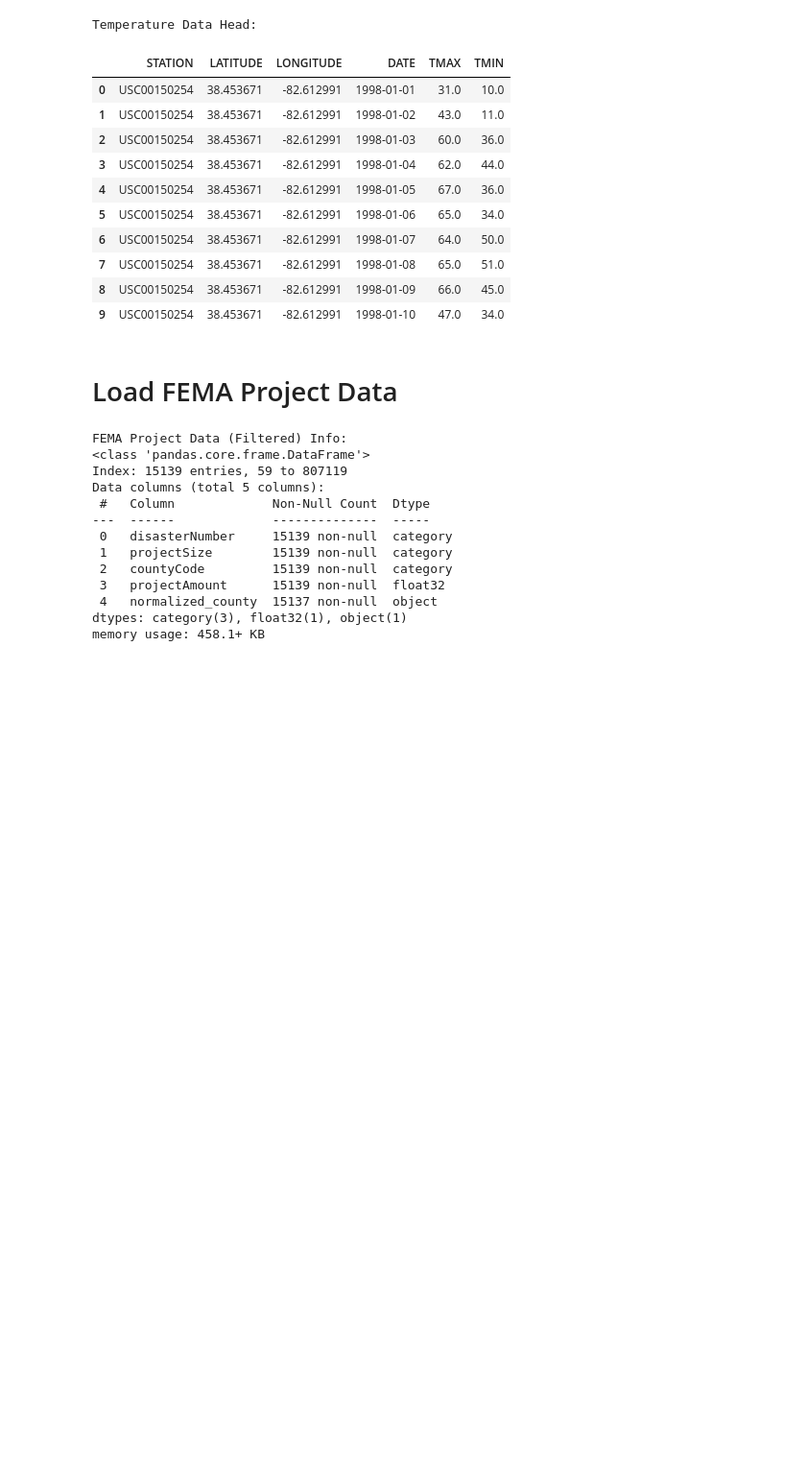
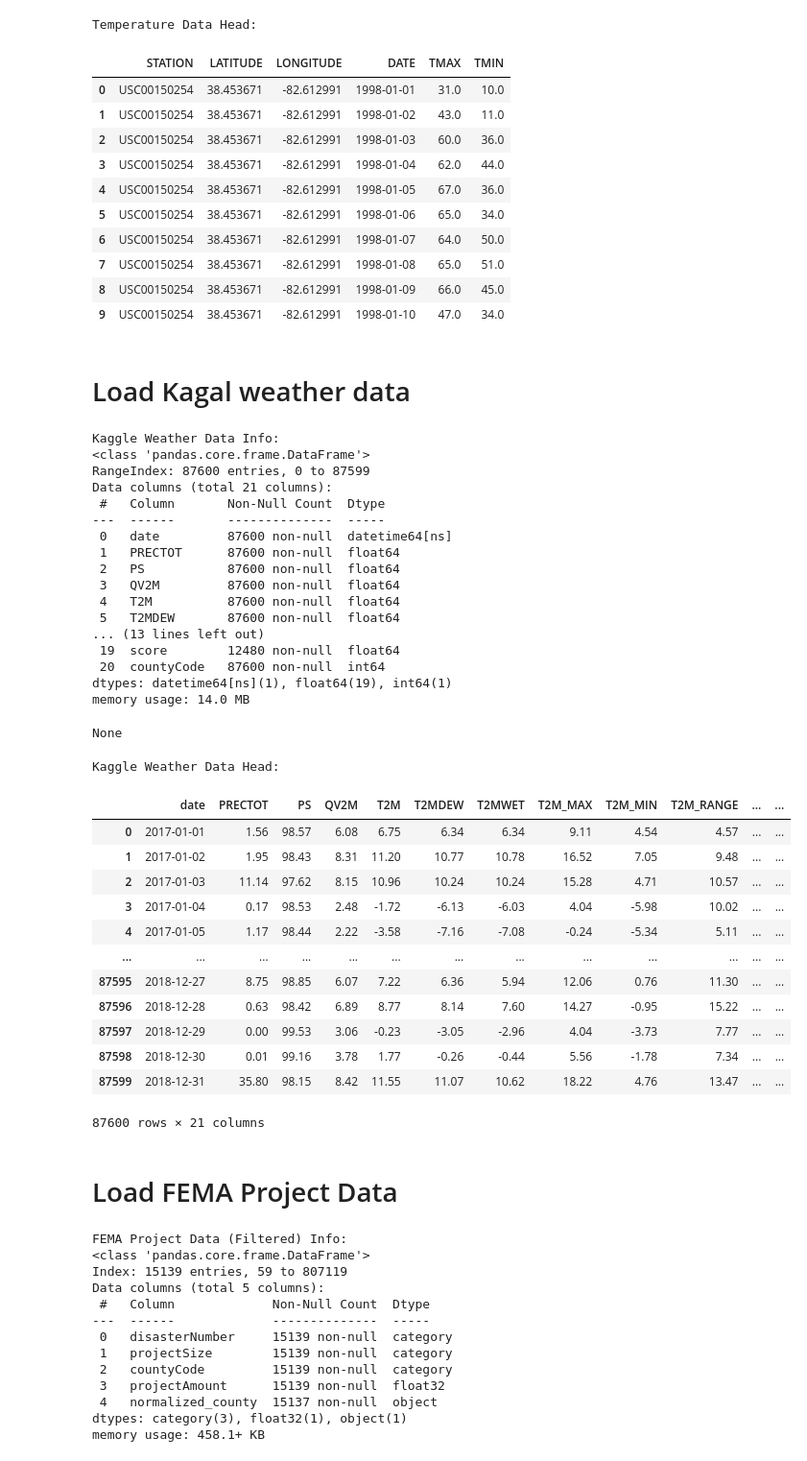
Before and after one commit to shawnericksen/Kentucky-Disaster-Road-Damages, a Jupyter notebook: main.ipynb, the cells around one changed output. Shown at 96% size. Saved outputs shown, nothing was run; the diff lists cells and outputs as text; code cells hidden in the pictures; blank space fills up the shorter version.

```diff
--- a/main.ipynb
+++ b/main.ipynb
@@ -128,6 +128,55 @@ Temperature Data Head:
 | 7 | USC00150254 | 38.453671 | -82.612991 | 1998-01-08 | 65.0 | 51.0 |
 | 8 | USC00150254 | 38.453671 | -82.612991 | 1998-01-09 | 66.0 | 45.0 |
 | 9 | USC00150254 | 38.453671 | -82.612991 | 1998-01-10 | 47.0 | 34.0 |
+# %% [markdown]
+# Load Kagal weather data
+# %%
+file_path = 'data/kagal_weather_data.csv'
+
+
+weather_kaggle_df = pd.read_csv(file_path, parse_dates=['date'])
+weather_kaggle_df['countyCode'] = weather_kaggle_df['fips'].astype(str).str[2:].astype(int)
+weather_kaggle_df.drop(columns=['fips'], inplace=True)
+
+# Display DataFrame info and head
+print("\nKaggle Weather Data Info:")
+display(weather_kaggle_df.info())
+
+print("\nKaggle Weather Data Head:")
+display(weather_kaggle_df.head(10))
+# %% [output]
+Kaggle Weather Data Info:
+<class 'pandas.core.frame.DataFrame'>
+RangeIndex: 87600 entries, 0 to 87599
+Data columns (total 21 columns):
+ #   Column       Non-Null Count  Dtype
+---  ------       --------------  -----
+ 0   date         87600 non-null  datetime64[ns]
+ 1   PRECTOT      87600 non-null  float64
+ 2   PS           87600 non-null  float64
+ 3   QV2M         87600 non-null  float64
+ 4   T2M          87600 non-null  float64
+ 5   T2MDEW       87600 non-null  float64
+... (13 lines left out)
+ 19  score        12480 non-null  float64
+ 20  countyCode   87600 non-null  int64
+dtypes: datetime64[ns](1), float64(19), int64(1)
+memory usage: 14.0 MB
+None
+Kaggle Weather Data Head:
+|  | date | PRECTOT | PS | QV2M | T2M | T2MDEW | T2MWET | T2M_MAX | T2M_MIN | T2M_RANGE | ... | ... |
+| 0 | 2017-01-01 | 1.56 | 98.57 | 6.08 | 6.75 | 6.34 | 6.34 | 9.11 | 4.54 | 4.57 | ... | ... |
+| 1 | 2017-01-02 | 1.95 | 98.43 | 8.31 | 11.20 | 10.77 | 10.78 | 16.52 | 7.05 | 9.48 | ... | ... |
+| 2 | 2017-01-03 | 11.14 | 97.62 | 8.15 | 10.96 | 10.24 | 10.24 | 15.28 | 4.71 | 10.57 | ... | ... |
+| 3 | 2017-01-04 | 0.17 | 98.53 | 2.48 | -1.72 | -6.13 | -6.03 | 4.04 | -5.98 | 10.02 | ... | ... |
+| 4 | 2017-01-05 | 1.17 | 98.44 | 2.22 | -3.58 | -7.16 | -7.08 | -0.24 | -5.34 | 5.11 | ... | ... |
+| ... | ... | ... | ... | ... | ... | ... | ... | ... | ... | ... | ... | ... |
+| 87595 | 2018-12-27 | 8.75 | 98.85 | 6.07 | 7.22 | 6.36 | 5.94 | 12.06 | 0.76 | 11.30 | ... | ... |
+| 87596 | 2018-12-28 | 0.63 | 98.42 | 6.89 | 8.77 | 8.14 | 7.60 | 14.27 | -0.95 | 15.22 | ... | ... |
+| 87597 | 2018-12-29 | 0.00 | 99.53 | 3.06 | -0.23 | -3.05 | -2.96 | 4.04 | -3.73 | 7.77 | ... | ... |
+| 87598 | 2018-12-30 | 0.01 | 99.16 | 3.78 | 1.77 | -0.26 | -0.44 | 5.56 | -1.78 | 7.34 | ... | ... |
+| 87599 | 2018-12-31 | 35.80 | 98.15 | 8.42 | 11.55 | 11.07 | 10.62 | 18.22 | 4.76 | 13.47 | ... | ... |
+87600 rows × 21 columns
 # %% [markdown]
 # Load FEMA Project Data
 # %%
```
Also changed, not shown: parts of 3 cells of this notebook.
